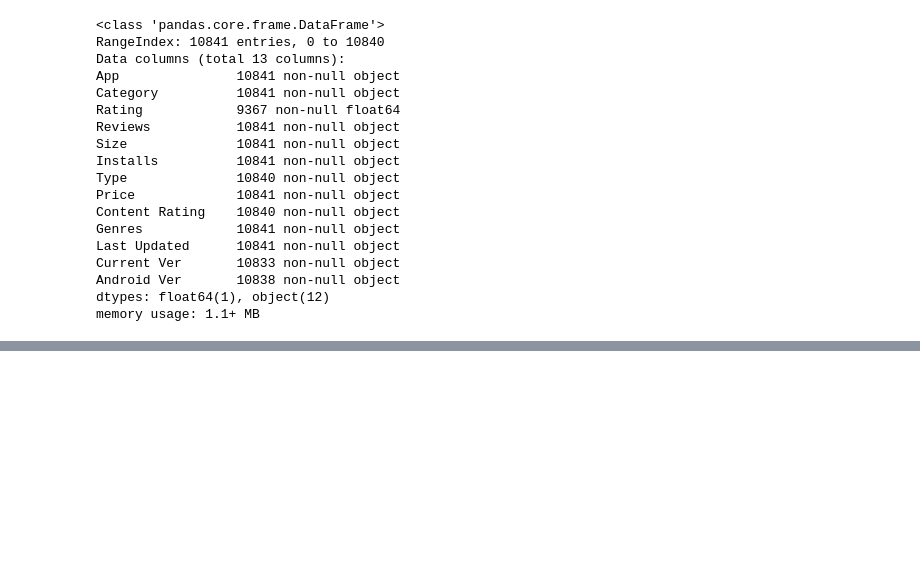
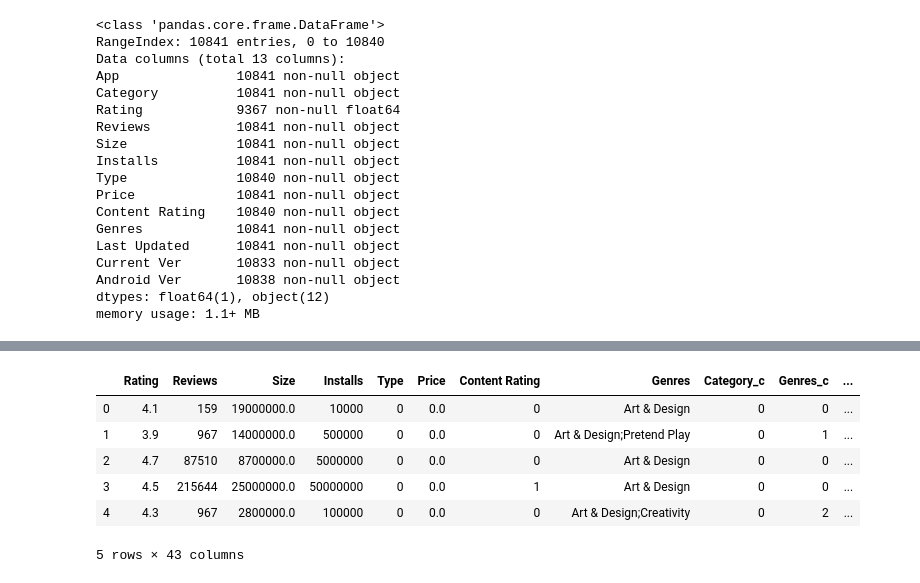
Before and after one commit to 22557i/INFO7390AdvancedDataScience, a Jupyter notebook: Assignment1/Assignment1.ipynb, the cells around one changed output, grey strips where cells are left out. Cells and saved outputs as stored; diff of their text form; code cells hidden in the pictures; blank space fills up the shorter version.

```diff
--- a/Assignment1/Assignment1.ipynb
+++ b/Assignment1/Assignment1.ipynb
@@ -51,0 +135,12 @@ memory usage: 1.1+ MB
+# %%
+df2 = pd.get_dummies(df, columns=['Category'])
+
+df2.head()
+# %% [output]
+|  | Rating | Reviews | Size | Installs | Type | Price | Content Rating | Genres | Category_c | Genres_c | ... |
+| 0 | 4.1 | 159 | 19000000.0 | 10000 | 0 | 0.0 | 0 | Art & Design | 0 | 0 | ... |
+| 1 | 3.9 | 967 | 14000000.0 | 500000 | 0 | 0.0 | 0 | Art & Design;Pretend Play | 0 | 1 | ... |
+| 2 | 4.7 | 87510 | 8700000.0 | 5000000 | 0 | 0.0 | 0 | Art & Design | 0 | 0 | ... |
+| 3 | 4.5 | 215644 | 25000000.0 | 50000000 | 0 | 0.0 | 1 | Art & Design | 0 | 0 | ... |
+| 4 | 4.3 | 967 | 2800000.0 | 100000 | 0 | 0.0 | 0 | Art & Design;Creativity | 0 | 2 | ... |
+5 rows × 43 columns
```
Also changed, not shown: parts of 17 cells of this notebook.
